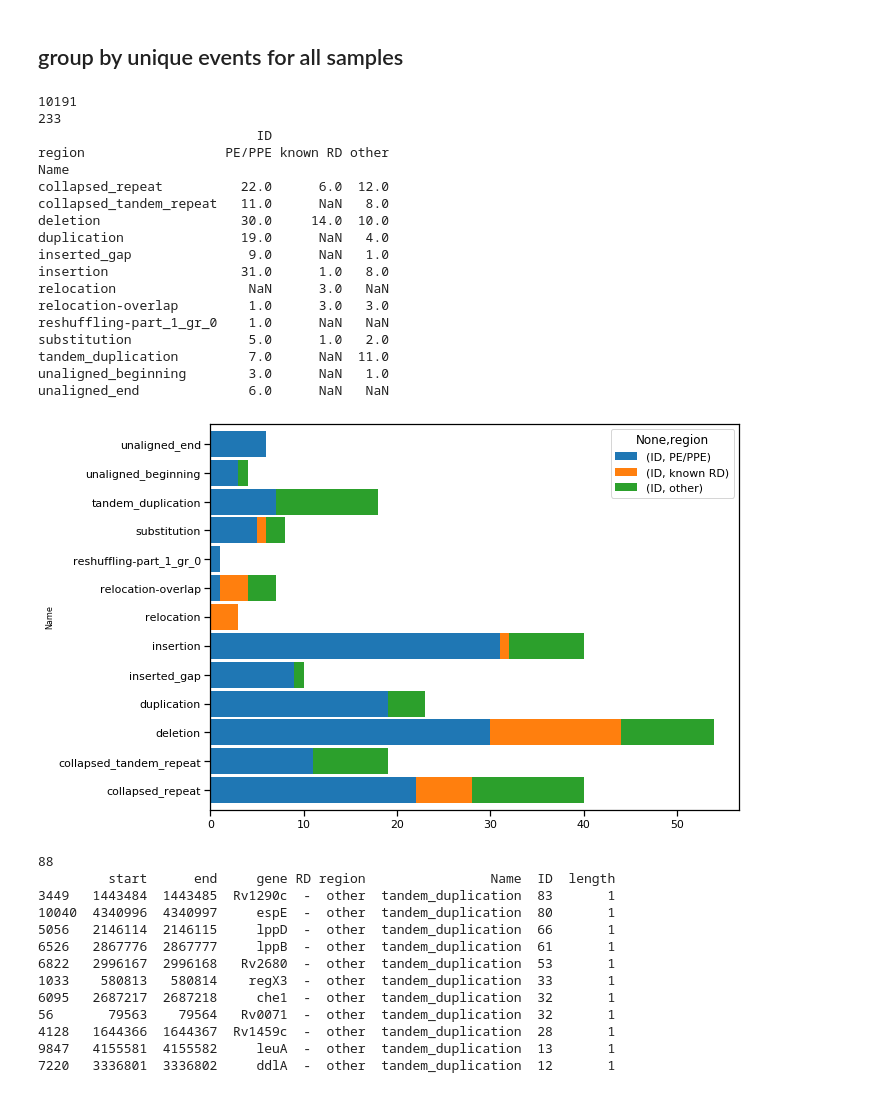
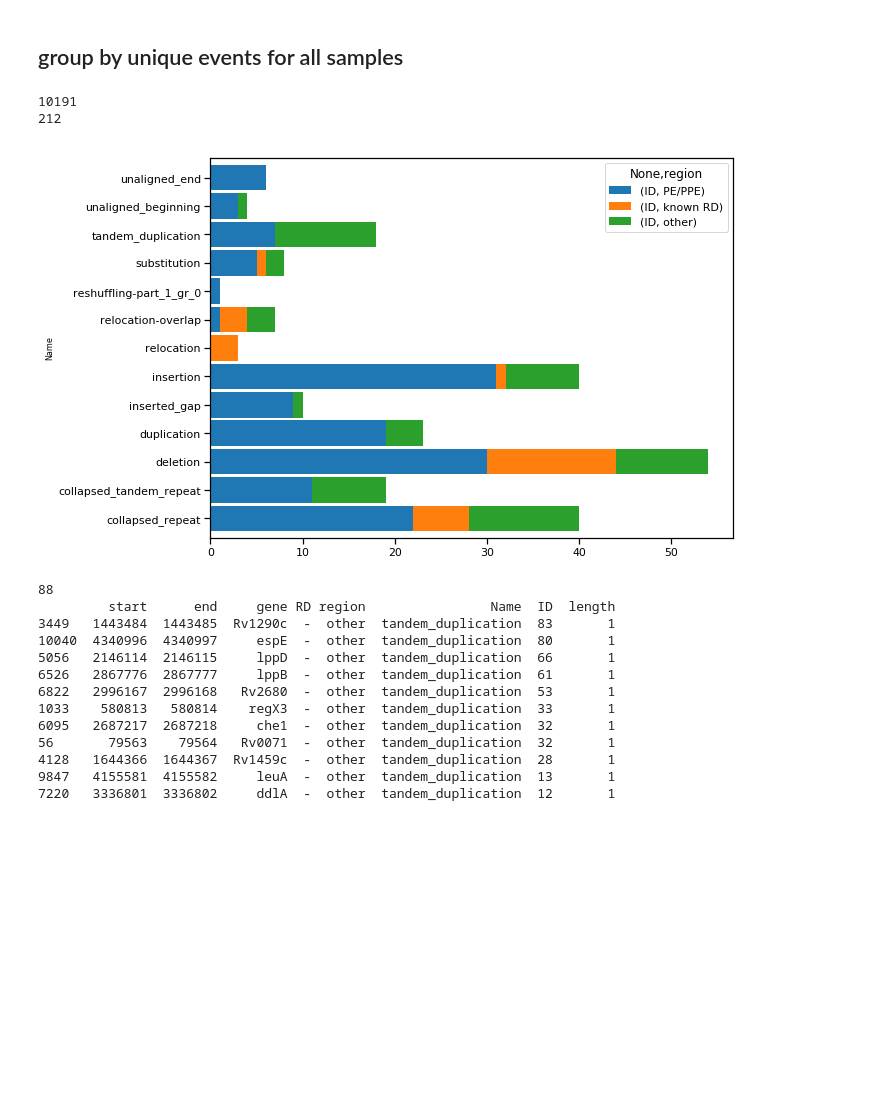
Before and after one commit to dmnfarrell/mtbdiff, a Jupyter notebook: notebooks/bovis_example.ipynb, the cells around one changed output. Saved outputs shown, nothing was run; the diff lists cells and outputs as text; code cells hidden in the pictures; blank space fills up the shorter version.

```diff
--- a/notebooks/bovis_example.ipynb
+++ b/notebooks/bovis_example.ipynb
@@ -85,44 +100,32 @@ Name: region, dtype: int64
 # %%
 struct = pd.read_csv('mbovis_struct.csv')
 struct['region'] = struct.apply(get_region_type,1)
 #print (struct.columns)
 
+
+S = struct.groupby(['start','end','gene','RD','region','Name'],as_index=False).agg({'ID':np.size,'length':np.mean})
+print (len(S))
+S = S[S['ID']>10]
+S = S.sort_values('ID',ascending=False)
+print (len(x))
+S.to_csv('mbovis_summary.csv',index=False)
+
 fig,ax=plt.subplots(1,1,figsize=(10,6))
-#axs=ax.flat
-x=struct.groupby(['start','end','gene','RD','region','Name'],as_index=False).agg({'ID':np.size,'length':np.mean})
-print (len(x))
-x = x[x['ID']>10]
-x = x.sort_values('ID',ascending=False)
-print (len(x))
-x.to_csv('mbovis_summary.csv',index=False)
-
-#x.Name.value_counts()[:12].plot(y='Name',kind='barh',legend=False,ax=ax)
-s = pd.pivot_table(x,index=['Name'],values=['ID'],columns=['region'],aggfunc='count')
-print (s)
+s = pd.pivot_table(S,index=['Name'],values=['ID'],columns=['region'],aggfunc='count')
+#print (s)
 s.plot(kind='barh',stacked=True,width=.9,ax=ax)
 
-p = x.region.value_counts()
+#p = x.region.value_counts()
 #p.plot(y='ID',kind='pie',legend=False,autopct='%1.f%%',ax=ax.inset_axes([0.5, 0.4, 0.5, 0.6]))
 plt.tight_layout()
 fig.savefig('mbovis_struct_stats.svg')
+
+#g = S.groupby(['region','Name']).agg({'ID':np.size}).reset_index()
+#chart=alt.Chart(g).mark_bar().encode(
+#    x='ID', y='Name', color='region').properties()
+#chart#.save('test.png')
 # %% [output]
 10191
-233
-                            ID
-region                  PE/PPE known RD other
-Name
-collapsed_repeat          22.0      6.0  12.0
-collapsed_tandem_repeat   11.0      NaN   8.0
-deletion                  30.0     14.0  10.0
-duplication               19.0      NaN   4.0
-inserted_gap               9.0      NaN   1.0
-insertion                 31.0      1.0   8.0
-relocation                 NaN      3.0   NaN
-relocation-overlap         1.0      3.0   3.0
-reshuffling-part_1_gr_0    1.0      NaN   NaN
-substitution               5.0      1.0   2.0
-tandem_duplication         7.0      NaN  11.0
-unaligned_beginning        3.0      NaN   1.0
-unaligned_end              6.0      NaN   NaN
+212
-[figure, old version]
+[figure, new version]
 # %%
```
Also changed, not shown: parts of 9 cells of this notebook, 1 other file.
